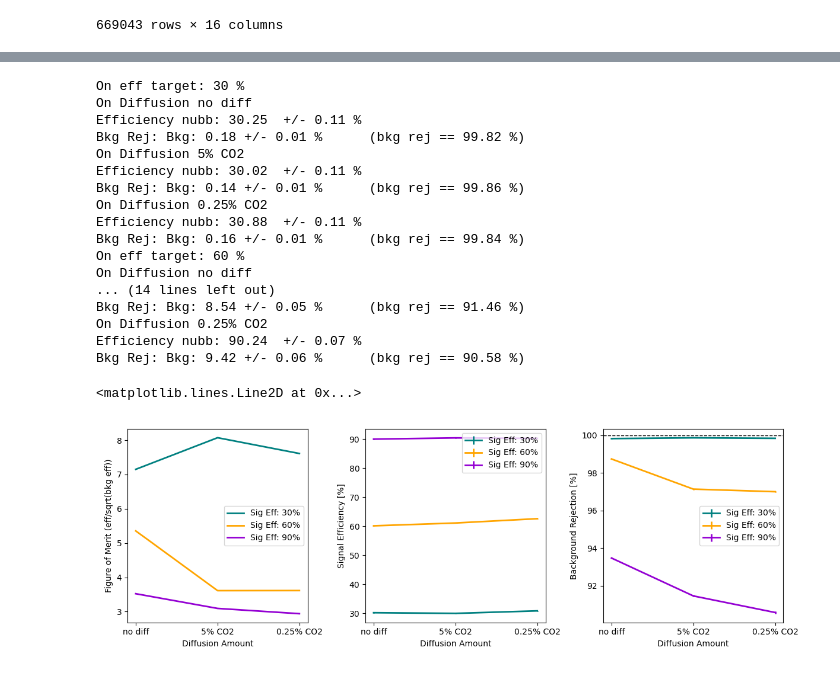
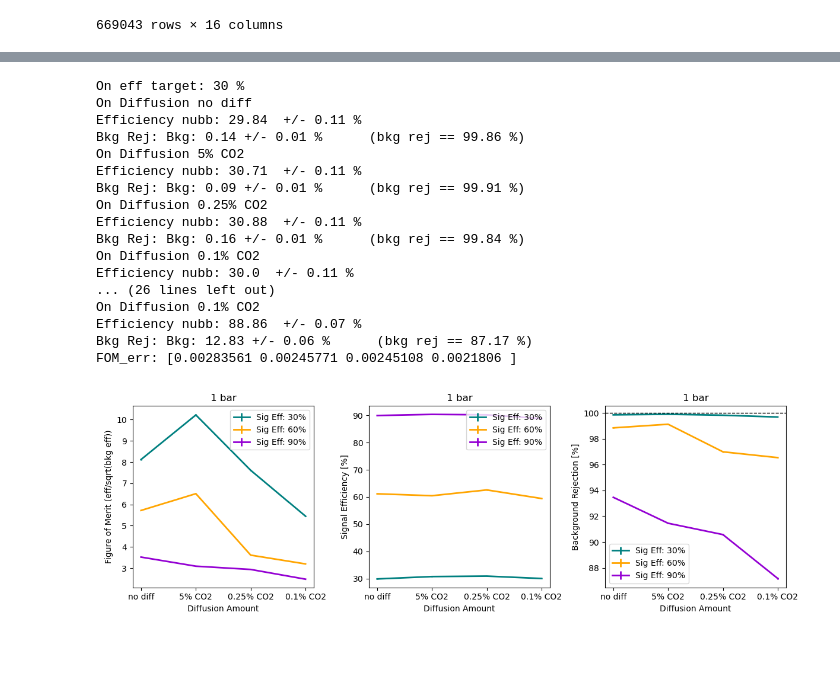
Before and after one commit to kvjmistry/ATPC, a Jupyter notebook: notebooks/TrackAnalysisDiffusion.ipynb, the cells around one changed output, grey strips where cells are left out. Cells and saved outputs as stored; diff of their text form; code cells hidden in the pictures.

```diff
--- a/notebooks/TrackAnalysisDiffusion.ipynb
+++ b/notebooks/TrackAnalysisDiffusion.ipynb
@@ -14,6 +11,7 @@ Intel MKL WARNING: Support of Intel(R) Streaming SIMD Extensions 4.2 (Intel(R) S
 nubb_meta_nodiff     = pd.read_hdf("../data/Trackreco/ATPC_0nubb_1bar_nodiff_reco.h5", "meta")
 nubb_meta_5percent   = pd.read_hdf("../data/Trackreco/ATPC_0nubb_1bar_5percent_reco.h5", "meta")
 nubb_meta_025percent = pd.read_hdf("../data/Trackreco/ATPC_0nubb_1bar_0.25percent_reco.h5", "meta")
+nubb_meta_01percent = pd.read_hdf("../data/Trackreco/ATPC_0nubb_1bar_0.1percent_reco.h5", "meta")
 display(nubb_meta_nodiff)
 display(nubb_meta_5percent)
 
@@ -21,12 +19,14 @@ display(nubb_meta_5percent)
 Tl_meta_nodiff     = pd.read_hdf("../data/Trackreco/ATPC_Tl_1bar_nodiff_reco.h5", "meta")
 Tl_meta_5percent   = pd.read_hdf("../data/Trackreco/ATPC_Tl_1bar_5percent_reco.h5", "meta")
 Tl_meta_025percent = pd.read_hdf("../data/Trackreco/ATPC_Tl_1bar_0.25percent_reco.h5", "meta")
+Tl_meta_01percent = pd.read_hdf("../data/Trackreco/ATPC_Tl_1bar_0.1percent_reco.h5", "meta")
 display(Tl_meta_nodiff)
 display(Tl_meta_5percent)
 
 Bi_meta_nodiff     = pd.read_hdf("../data/Trackreco/ATPC_Bi_1bar_nodiff_reco.h5", "meta")
 Bi_meta_5percent   = pd.read_hdf("../data/Trackreco/ATPC_Bi_1bar_5percent_reco.h5", "meta")
 Bi_meta_025percent = pd.read_hdf("../data/Trackreco/ATPC_Bi_1bar_0.25percent_reco.h5", "meta")
+Bi_meta_01percent = pd.read_hdf("../data/Trackreco/ATPC_Bi_1bar_0.1percent_reco.h5", "meta")
 display(Bi_meta_nodiff)
 display(Bi_meta_5percent)
 
@@ -34,6 +34,7 @@ display(Bi_meta_5percent)
 Bkg_meta_nodiff      = pd.concat([Tl_meta_nodiff,     Bi_meta_nodiff])
 Bkg_meta_5percent    = pd.concat([Tl_meta_5percent,   Bi_meta_5percent])
 Bkg_meta_025percent  = pd.concat([Tl_meta_025percent, Bi_meta_025percent])
+Bkg_meta_01percent   = pd.concat([Tl_meta_01percent,  Bi_meta_01percent])
 # %% [output]
 |  | event_id | trkID | primary | start | end | length | energy | blob1 | blob2 | blob1R | blob2R | ... |
 | 0 | 150 | 0 | 1 | 11 | 806 | 3099.387 | 2.007783 | 0.556586 | 0.437794 | 0.712355 | 0.621364 | ... |
@@ -117,24 +118,33 @@ Bkg_meta_025percent  = pd.concat([Tl_meta_025percent, Bi_meta_025percent])
 num_nubb_nodiff     = len(nubb_meta_nodiff.event_id.unique())
 num_nubb_5percent   = len(nubb_meta_5percent.event_id.unique())
 num_nubb_025percent = len(nubb_meta_025percent.event_id.unique())
+num_nubb_01percent  = len(nubb_meta_01percent.event_id.unique())
+
 num_Bkg_nodiff      = len(Bkg_meta_nodiff.event_id.unique())
 num_Bkg_5percent    = len(Bkg_meta_5percent.event_id.unique())
 num_Bkg_025percent  = len(Bkg_meta_025percent.event_id.unique())
+num_Bkg_01percent   = len(Bkg_meta_01percent.event_id.unique())
 
 
 sf_nubb_nodiff     = 1
 sf_nubb_5percent   = num_nubb_nodiff / num_nubb_5percent
 sf_nubb_025percent = num_nubb_nodiff / num_nubb_025percent
+sf_nubb_01percent  = num_nubb_nodiff / num_nubb_01percent
+
 sf_Bkg_nodiff      = num_nubb_nodiff / num_Bkg_nodiff
 sf_Bkg_5percent    = num_nubb_nodiff / num_Bkg_5percent
 sf_Bkg_025percent  = num_nubb_nodiff / num_Bkg_025percent
+sf_Bkg_01percent   = num_nubb_nodiff / num_Bkg_01percent
 
 print("tot, scale fact num_nubb_nodiff:",     num_nubb_nodiff,     sf_nubb_nodiff)
 print("tot, scale fact num_nubb_5percent:",   num_nubb_5percent,   sf_nubb_5percent)
 print("tot, scale fact num_nubb_025percent:", num_nubb_025percent, sf_nubb_025percent)
+print("tot, scale fact num_nubb_01percent:",  num_nubb_01percent,  sf_nubb_01percent)
+
 print("tot, scale fact num_Tl_nodiff:",       num_Bkg_nodiff,      sf_Bkg_nodiff)
 print("tot, scale fact num_Tl_5percent:",     num_Bkg_5percent,    sf_Bkg_5percent)
 print("tot, scale fact num_Tl_025percent:",   num_Bkg_025percent,  sf_Bkg_025percent)
+print("tot, scale fact num_Tl_01percent:",    num_Bkg_01percent,   sf_Bkg_01percent)
 # %% [output]
 tot, scale fact num_nubb_nodiff: 186230 1
 tot, scale fact num_nubb_5percent: 188214 0.9894588075276015
@@ -636,16 +752,25 @@ def ApplyCutsnoPlot(df_meta, pressure, diffusion, eff_targ):
 
     return len(df_primary.event_id.unique())
 # %%
-nubb_meta = [nubb_meta_nodiff, nubb_meta_5percent, nubb_meta_025percent]
-Bkg_meta  = [Bkg_meta_nodiff,  Bkg_meta_5percent,  Bkg_meta_025percent]
+nubb_meta = [nubb_meta_nodiff, nubb_meta_5percent, nubb_meta_025percent, nubb_meta_01percent]
+Bkg_meta  = [Bkg_meta_nodiff,  Bkg_meta_5percent,  Bkg_meta_025percent,  Bkg_meta_01percent]
 
-num_nubb = [num_nubb_nodiff, num_nubb_5percent, num_nubb_025percent]
-num_Bkg  = [num_Bkg_nodiff,  num_Bkg_5percent,  num_Bkg_025percent]
+num_nubb = [num_nubb_nodiff, num_nubb_5percent, num_nubb_025percent, num_nubb_01percent]
+num_Bkg  = [num_Bkg_nodiff,  num_Bkg_5percent, num_Bkg_025percent, num_Bkg_01percent]
 
 cols = ["Teal", "Orange", "darkviolet"]
-diffusion_labels = ["no diff", "5% CO2", "0.25% CO2"]
-diffusions = ["nodiff","5percent", "0.25percent"]
-pressures = [1, 1, 1]
+diffusion_labels = ["no diff", "5% CO2", "0.25% CO2", "0.1% CO2"]
+diffusions = ["nodiff","5percent", "0.25percent", "0.1percent"]
+pressures = [1, 1, 1, 1]
+
+def Calc_FOM_err(fom, eff, eff_err, bkg, bkg_err):
+    fom = np.array(fom)
+    eff = np.array(eff)
+    eff_err = np.array(eff_err)
+    bkg = np.array(bkg)
+    bkg_err = np.array(bkg_err)
+
+    return fom*np.sqrt( (eff_err/eff)**2 + 0.25*(bkg_err/bkg)**2)
 
 
 fig, axs = plt.subplots(1, 3, figsize=(12, 4))
@@ -670,45 +795,53 @@ for e, efficiency in enumerate([30, 60, 90]):
         nubb_eff, nubb_err =  CalcEfficiency(nubb_cut, num_nubb[index], "nubb")
         eff.append(100*nubb_eff)
         eff_err.append(100*nubb_err)
 
         Bkg_eff_, Bkg_err_ =  CalcEfficiency(Bkg_cut, num_Bkg[index], "Bkg")
         Bkg_eff.append(100-100*Bkg_eff_)
         Bkg_err.append(100*Bkg_err_)
 
-    axs[0].plot(diffusion_labels, fom, color=cols[e], linewidth = 2, label =f"Sig Eff: {efficiency}%")
+    fom_err = Calc_FOM_err(fom, eff, eff_err, Bkg_eff, Bkg_err)
+    print("FOM_err:", fom_err)
+
+    axs[0].errorbar(diffusion_labels, fom,fom_err, color=cols[e], linewidth = 2, label =f"Sig Eff: {efficiency}%")
     axs[0].set_xlabel("Diffusion Amount")
     axs[0].set_ylabel("Figure of Merit (eff/sqrt(bkg eff))")
 
     axs[1].errorbar(diffusion_labels, eff, eff_err, color=cols[e], linewidth = 2, label =f"Sig Eff: {efficiency}%")
     axs[1].set_xlabel("Diffusion Amount")
     axs[1].set_ylabel("Signal Efficiency [%]")
 
     axs[2].errorbar(diffusion_labels, Bkg_eff, Bkg_err, color=cols[e], linewidth = 2, label =f"Sig Eff: {efficiency}%")
     axs[2].set_xlabel("Diffusion Amount")
     axs[2].set_ylabel("Background Rejection [%]")
 
-plt.tight_layout()
+
 axs[0].legend()
 axs[1].legend()
 axs[2].legend()
 axs[2].axhline(y=100, color='k', linestyle='--', linewidth=1)
+
+axs[0].set_title(f"1 bar")
+axs[1].set_title(f"1 bar")
+axs[2].set_title(f"1 bar")
+
+plt.tight_layout()
 # %% [output]
 On eff target: 30 %
 On Diffusion no diff
-Efficiency nubb: 30.25  +/- 0.11 %
-Bkg Rej: Bkg: 0.18 +/- 0.01 %      (bkg rej == 99.82 %)
+Efficiency nubb: 29.84  +/- 0.11 %
+Bkg Rej: Bkg: 0.14 +/- 0.01 %      (bkg rej == 99.86 %)
 On Diffusion 5% CO2
-Efficiency nubb: 30.02  +/- 0.11 %
-Bkg Rej: Bkg: 0.14 +/- 0.01 %      (bkg rej == 99.86 %)
+Efficiency nubb: 30.71  +/- 0.11 %
+Bkg Rej: Bkg: 0.09 +/- 0.01 %      (bkg rej == 99.91 %)
 On Diffusion 0.25% CO2
 Efficiency nubb: 30.88  +/- 0.11 %
 Bkg Rej: Bkg: 0.16 +/- 0.01 %      (bkg rej == 99.84 %)
-On eff target: 60 %
-On Diffusion no diff
-... (14 lines left out)
-Bkg Rej: Bkg: 8.54 +/- 0.05 %      (bkg rej == 91.46 %)
-On Diffusion 0.25% CO2
-Efficiency nubb: 90.24  +/- 0.07 %
-Bkg Rej: Bkg: 9.42 +/- 0.06 %      (bkg rej == 90.58 %)
+On Diffusion 0.1% CO2
+Efficiency nubb: 30.0  +/- 0.11 %
+... (26 lines left out)
+On Diffusion 0.1% CO2
+Efficiency nubb: 88.86  +/- 0.07 %
+Bkg Rej: Bkg: 12.83 +/- 0.06 %      (bkg rej == 87.17 %)
+FOM_err: [0.00283561 0.00245771 0.00245108 0.0021806 ]
-<matplotlib.lines.Line2D at 0x...>
-[figure, old version]
+[figure, new version]
```
Also changed, not shown: parts of 3 cells of this notebook, 7 other files.
